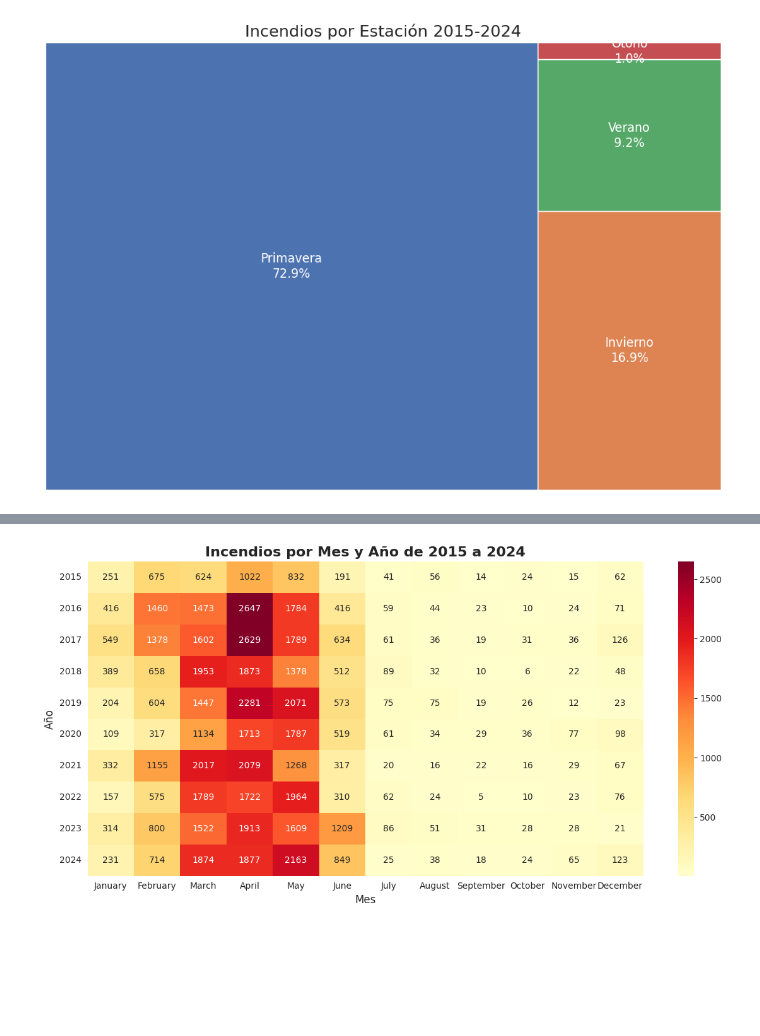
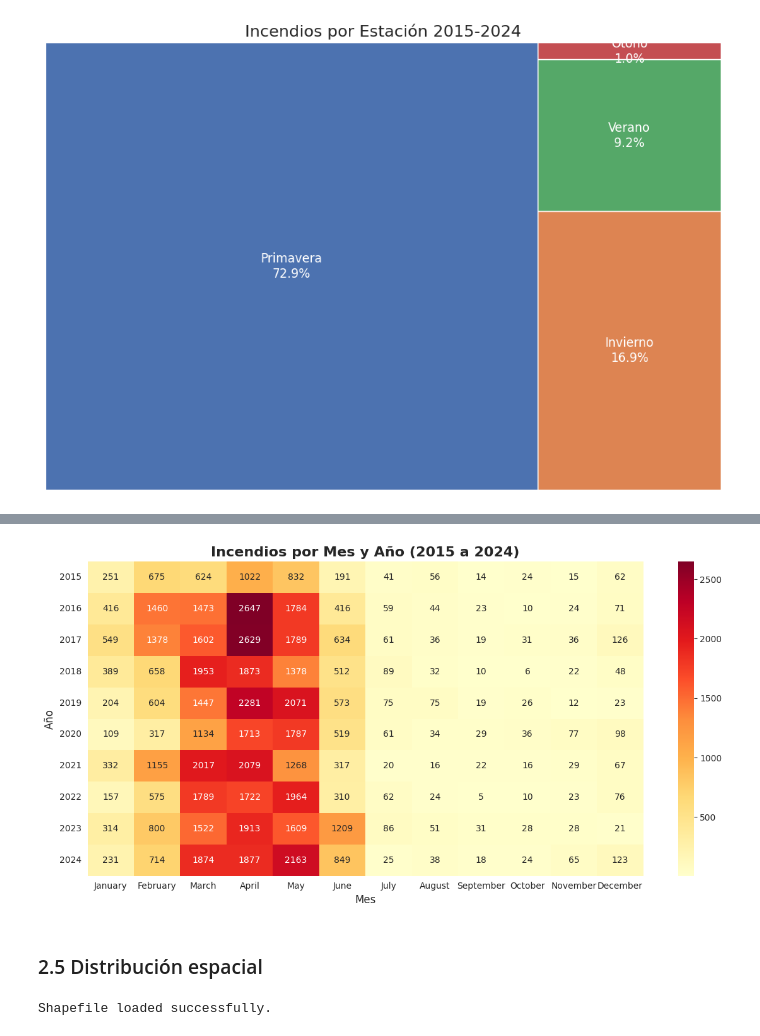
Before and after one commit to AndrsGzRo/incendios-forestales-mx, a Jupyter notebook: Incendios_Forestales_EDA.ipynb, the cells around one changed output, grey strips where cells are left out. Drawn from its saved outputs; the diff is of its cells as text; code cells hidden in the pictures; blank space fills up the shorter version.

```diff
--- a/Incendios_Forestales_EDA.ipynb
+++ b/Incendios_Forestales_EDA.ipynb
@@ -295,26 +332,66 @@ plt.show()
 # %%
 import calendar
 tabla = df_clean.pivot_table(
     index='anio_inicio',
     columns='mes_inicio',
     values = 'Causa',
     aggfunc='count',
     fill_value=0
 )
 tabla.columns = [calendar.month_name[i] for i in tabla.columns]
 plt.figure(figsize=(12,6))
 sns.heatmap(
     tabla,
     cmap='YlOrRd',
     annot=True,
     fmt='g'
 )
-plt.title('Incendios por Mes y Año de 2015 a 2024',fontsize=16,fontweight='bold')
+plt.title('Incendios por Mes y Año (2015 a 2024)',fontsize=16,fontweight='bold')
 plt.xlabel('Mes',fontsize=12)
 plt.ylabel('Año',fontsize=12)
 plt.yticks(rotation=0)
 plt.xticks(rotation=0)
 plt.tight_layout()
 plt.show()
 # %% [output]
-[figure, old version]
+[figure, new version]
+# %% [markdown]
+### 2.5 Distribución espacial
+# %%
+import requests
+import zipfile
+import os
+
+url = "https://github.com/AndrsGzRo/incendios-forestales-mx/raw/main/estados_mexico.zip"
+zip_path = "estados_mexico.zip"
+extract_dir = "estados_mexico_shp"
+
+# 1. Download the zip file
+response = requests.get(url)
+with open(zip_path, 'wb') as f:
+    f.write(response.content)
+
+# 2. Unzip the file
+with zipfile.ZipFile(zip_path, 'r') as zip_ref:
+    zip_ref.extractall(extract_dir)
+
+# 3. Read the shapefile
+# Find the .shp file in the extracted directory
+shp_file = None
+for root, dirs, files in os.walk(extract_dir):
+    for file in files:
+        if file.endswith(".shp"):
+            shp_file = os.path.join(root, file)
+            break
+    if shp_file:
+        break
+
+if shp_file:
+    gdf_estados = gpd.read_file(shp_file)
+    print("Shapefile loaded successfully.")
+    # Vista rápida
+    gdf_estados.head()
+else:
+    print("No .shp file found in the extracted directory.")
+# %% [output]
+Shapefile loaded successfully.
```
Also changed, not shown: parts of 13 cells of this notebook.
